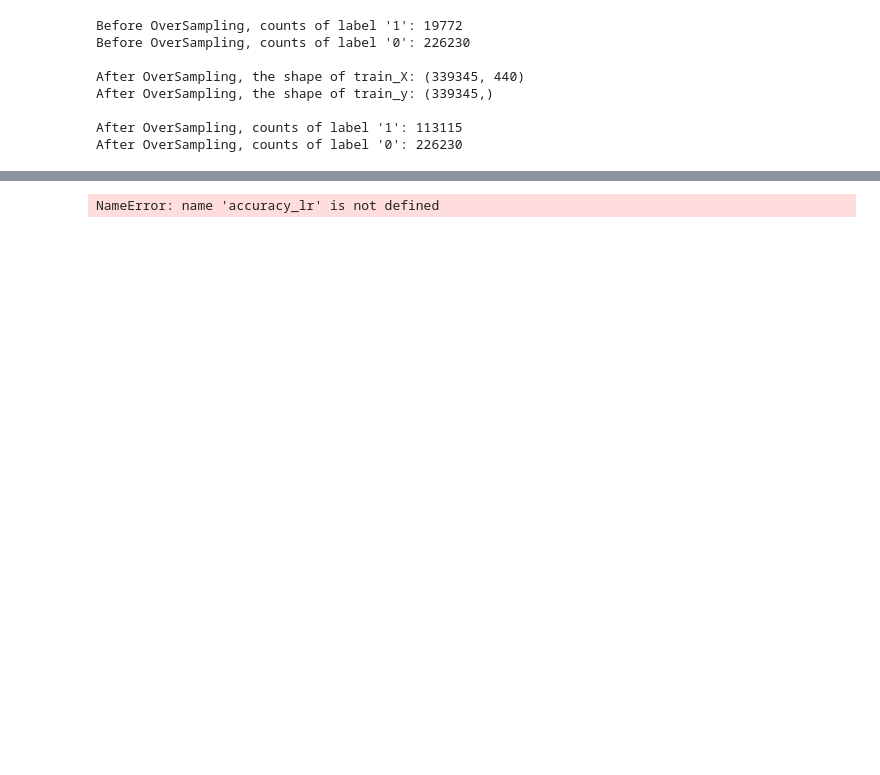
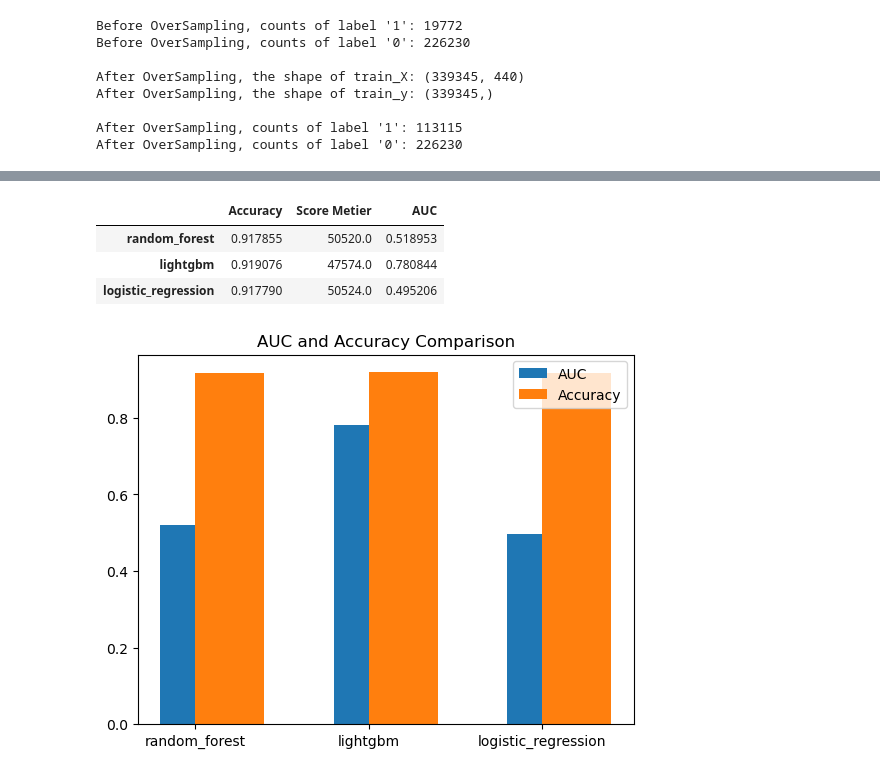
Before and after one commit to AminaBoudj/projet7, a Jupyter notebook: models_fit.ipynb, the cells around one changed output, grey strips where cells are left out. Drawn from its saved outputs; the diff is of its cells as text; code cells hidden in the pictures; blank space fills up the shorter version.

```diff
--- a/models_fit.ipynb
+++ b/models_fit.ipynb
@@ -626,0 +679,2 @@ modéle load ok
+# %%
+results_df.loc['lightgbm'] = [accuracy_lgbm,score_metier_lgbm,auc_lgbm]
@@ -687,7 +751,7 @@ def logistic_regression_model(X_train_res, y_train_res, X_test, y_test) :
     best_model.fit(X_train, y_train)
 
     # Enregistrez le modèle
-    mlflow.sklearn.log_model(best_model, "random_forest_model")
+    mlflow.sklearn.log_model(best_model, "logistic_regression_model")
 
     # Prédictions sur les données de test
     y_pred = best_model.predict_proba(X_test)[:, 1]
@@ -730,4 +794,38 @@ Please also refer to the documentation for alternative solver options:
-# %%
-accuracy_lr
-# %% [output]
-NameError: name 'accuracy_lr' is not defined
+# %%
+results_df.loc['logistic_regression'] = [accuracy_lr, score_metier_lr, auc_lr]
+# %%
+results_df
+# %% [output]
+|  | Accuracy | Score Metier | AUC |
+| random_forest | 0.917855 | 50520.0 | 0.518953 |
+| lightgbm | 0.919076 | 47574.0 | 0.780844 |
+| logistic_regression | 0.917790 | 50524.0 | 0.495206 |
+# %%
+import matplotlib.pyplot as plt
+
+# Obtention des données d'AUC et d'accuracy
+auc_values = results_df['AUC']
+accuracy_values = results_df['Accuracy']
+
+# Création des positions des barres
+x = range(len(results_df))
+
+# Tracé des barres pour AUC
+plt.bar(x, auc_values, width=0.4, align='center', label='AUC')
+
+# Tracé des barres pour accuracy
+plt.bar(x, accuracy_values, width=0.4, align='edge', label='Accuracy')
+
+# Étiquettes des axes x
+plt.xticks(x, results_df.index)
+
+# Légende
+plt.legend()
+
+# Titre du graphique
+plt.title('AUC and Accuracy Comparison')
+
+# Affichage du graphique
+plt.show()
+# %% [output]
+[figure, added]
```
Also changed, not shown: parts of 21 cells of this notebook, 5 other files.
